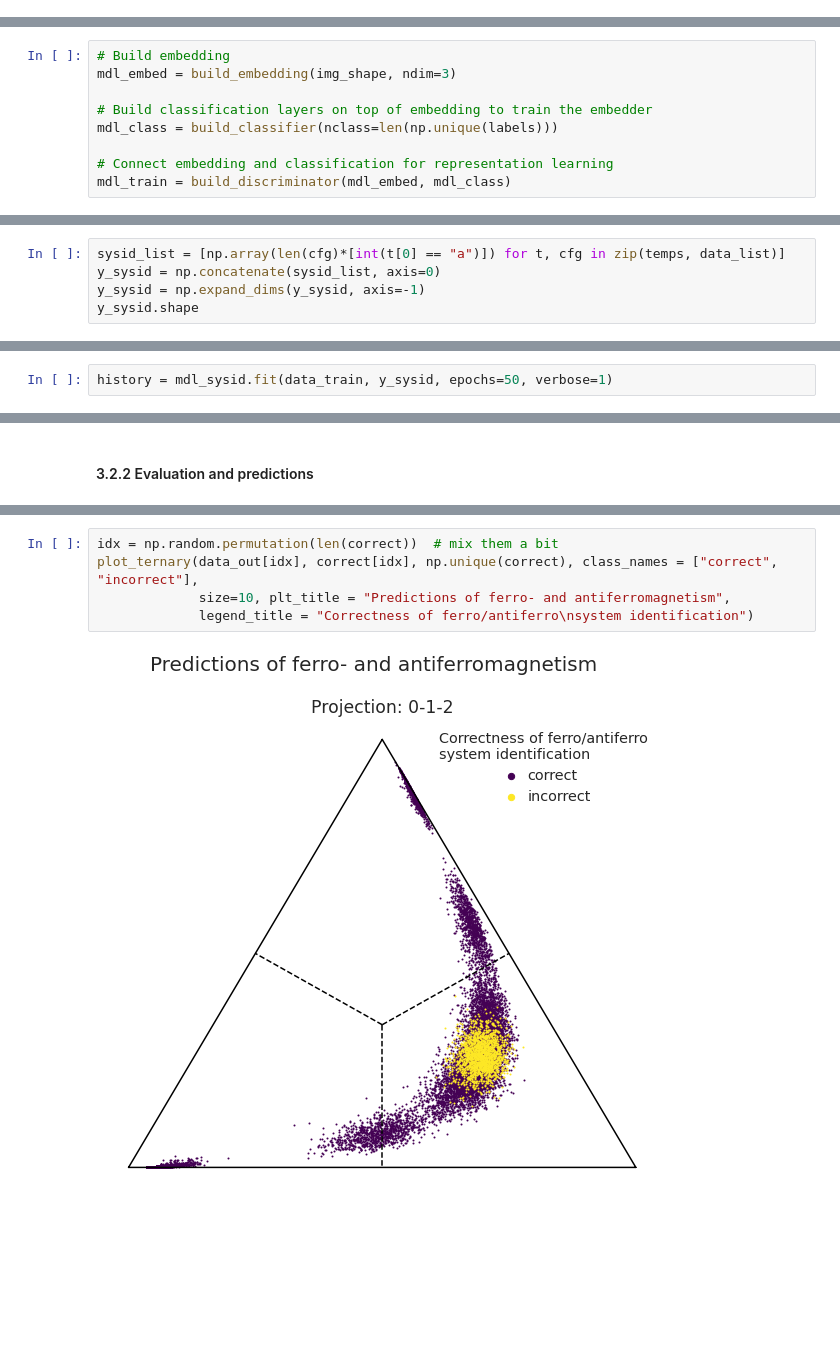
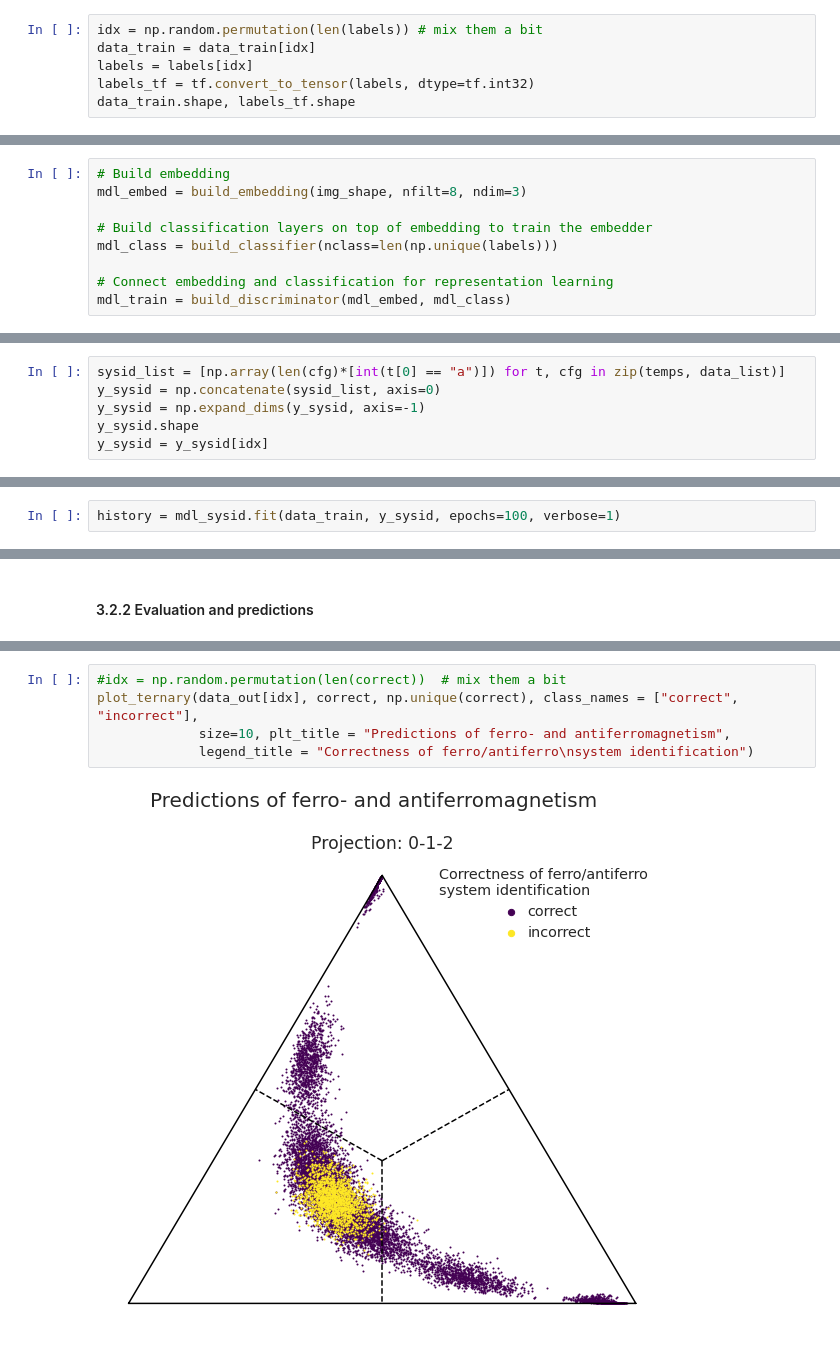
Before and after one commit to vlcekl/thermoGAN, a Jupyter notebook: notebooks/thermoGAN_toy.ipynb, the cells around one changed output, grey strips where cells are left out. Cells and saved outputs as stored; diff of their text form; blank space fills up the shorter version.

```diff
--- a/notebooks/thermoGAN_toy.ipynb
+++ b/notebooks/thermoGAN_toy.ipynb
@@ -296,3 +186,9 @@ labels = np.concatenate(class_list, axis=0)
 labels.shape
 # %% [output]
 (12000,)
+# %%
+idx = np.random.permutation(len(labels)) # mix them a bit
+data_train = data_train[idx]
+labels = labels[idx]
+labels_tf = tf.convert_to_tensor(labels, dtype=tf.int32)
+data_train.shape, labels_tf.shape
@@ -301,6 +213,6 @@ labels.shape
 # %%
 # Build embedding
-mdl_embed = build_embedding(img_shape, ndim=3)
+mdl_embed = build_embedding(img_shape, nfilt=8, ndim=3)
 
 # Build classification layers on top of embedding to train the embedder
 mdl_class = build_classifier(nclass=len(np.unique(labels)))
@@ -515,3 +410,4 @@ sysid_list = [np.array(len(cfg)*[int(t[0] == "a")]) for t, cfg in zip(temps, dat
 y_sysid = np.concatenate(sysid_list, axis=0)
 y_sysid = np.expand_dims(y_sysid, axis=-1)
 y_sysid.shape
+y_sysid = y_sysid[idx]
@@ -520,3 +414,3 @@ y_sysid.shape
 # %%
-history = mdl_sysid.fit(data_train, y_sysid, epochs=50, verbose=1)
+history = mdl_sysid.fit(data_train, y_sysid, epochs=100, verbose=1)
 # %% [output]
@@ -554,8 +449,8 @@ array([[5139,  861],
 correct = (np.ravel(y_sysid) != np.ravel(y_pred)).astype(np.int)
 # %%
-idx = np.random.permutation(len(correct))  # mix them a bit
-plot_ternary(data_out[idx], correct[idx], np.unique(correct), class_names = ["correct", "incorrect"],
+#idx = np.random.permutation(len(correct))  # mix them a bit
+plot_ternary(data_out[idx], correct, np.unique(correct), class_names = ["correct", "incorrect"],
              size=10, plt_title = "Predictions of ferro- and antiferromagnetism",
              legend_title = "Correctness of ferro/antiferro\nsystem identification")
 # %% [output]
-[figure, old version]
+[figure, new version]
```
Also changed, not shown: parts of 28 cells of this notebook, 6 other files.
